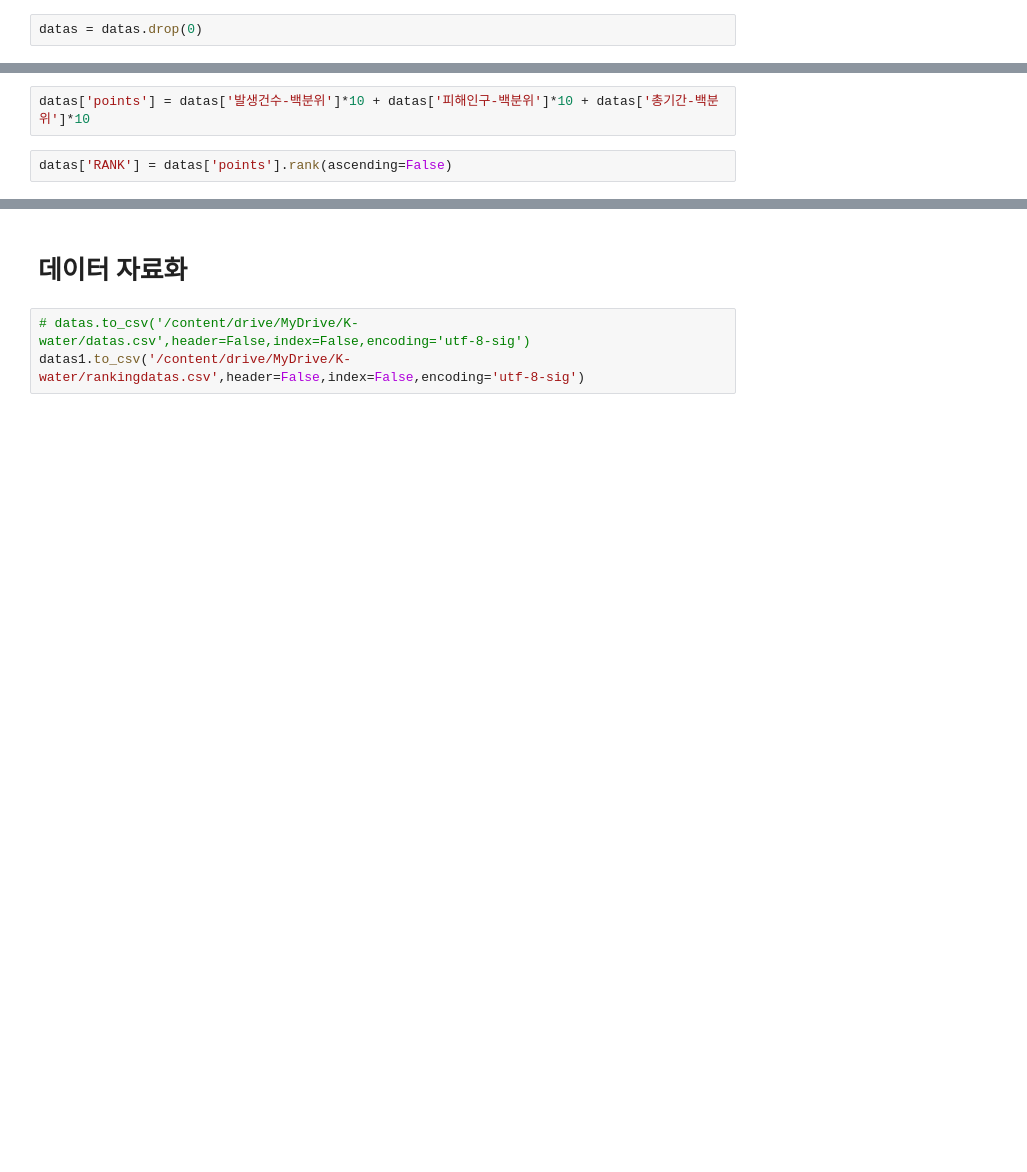
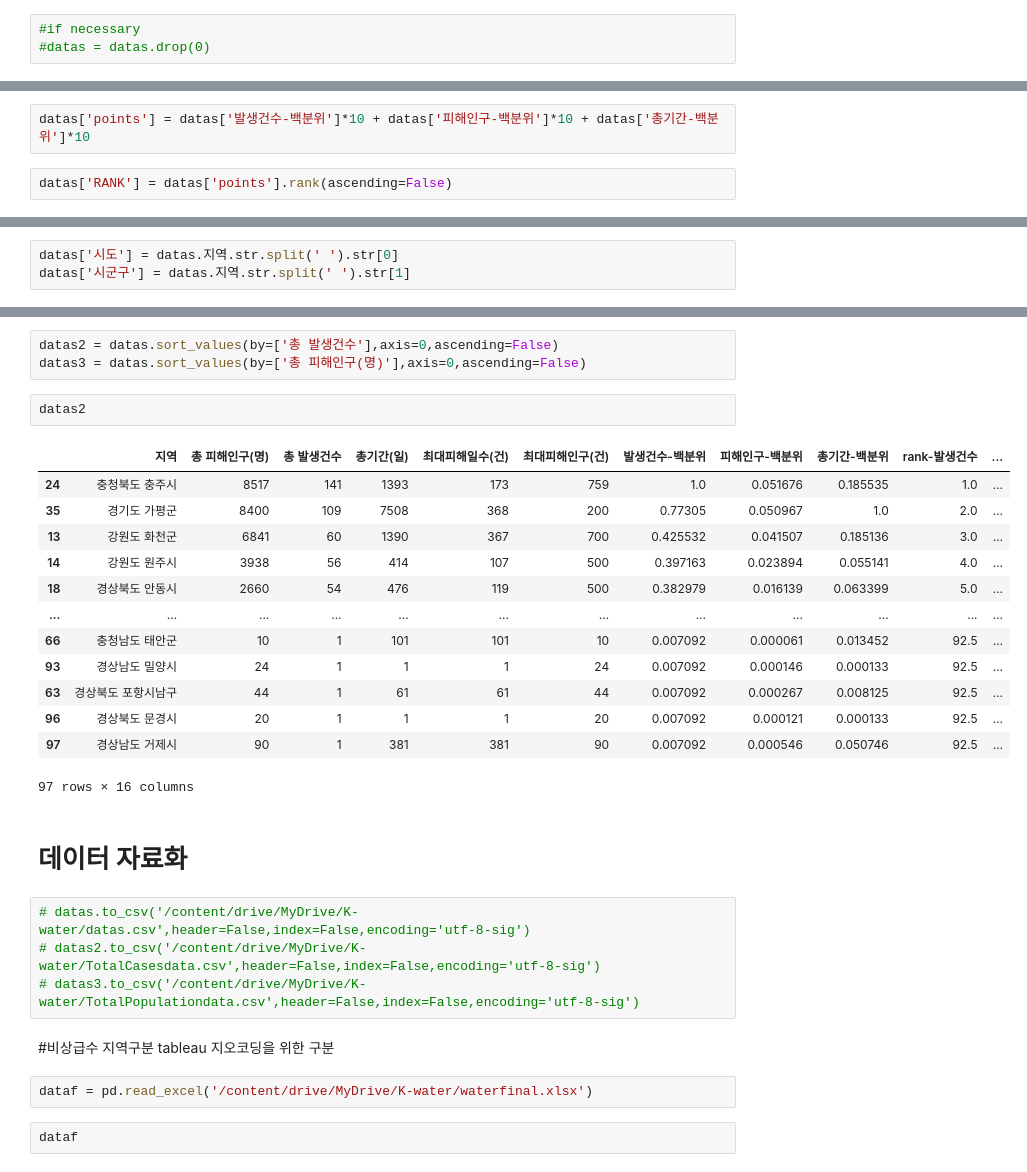
Before and after one commit to mochangil/K-water_Drought, a Jupyter notebook: K_water_DroughtInfo.ipynb, the cells around one changed output, grey strips where cells are left out. Drawn from its saved outputs; the diff is of its cells as text; blank space fills up the shorter version.

```diff
--- a/K_water_DroughtInfo.ipynb
+++ b/K_water_DroughtInfo.ipynb
@@ -150,4 +208,5 @@ print(datas)
 # %% [markdown]
 # 데이터 점수화
 # %%
-datas = datas.drop(0)
+#if necessary
+#datas = datas.drop(0)
@@ -191,0 +249,3 @@ datas1
+# %%
+datas['시도'] = datas.지역.str.split(' ').str[0]
+datas['시군구'] = datas.지역.str.split(' ').str[1]
@@ -192,5 +268,32 @@ datas1
+# %%
+datas2 = datas.sort_values(by=['총 발생건수'],axis=0,ascending=False)
+datas3 = datas.sort_values(by=['총 피해인구(명)'],axis=0,ascending=False)
+# %%
+datas2
+# %% [output]
+|  | 지역 | 총 피해인구(명) | 총 발생건수 | 총기간(일) | 최대피해일수(건) | 최대피해인구(건) | 발생건수-백분위 | 피해인구-백분위 | 총기간-백분위 | rank-발생건수 | ... |
+| 24 | 충청북도 충주시 | 8517 | 141 | 1393 | 173 | 759 | 1.0 | 0.051676 | 0.185535 | 1.0 | ... |
+| 35 | 경기도 가평군 | 8400 | 109 | 7508 | 368 | 200 | 0.77305 | 0.050967 | 1.0 | 2.0 | ... |
+| 13 | 강원도 화천군 | 6841 | 60 | 1390 | 367 | 700 | 0.425532 | 0.041507 | 0.185136 | 3.0 | ... |
+| 14 | 강원도 원주시 | 3938 | 56 | 414 | 107 | 500 | 0.397163 | 0.023894 | 0.055141 | 4.0 | ... |
+| 18 | 경상북도 안동시 | 2660 | 54 | 476 | 119 | 500 | 0.382979 | 0.016139 | 0.063399 | 5.0 | ... |
+| ... | ... | ... | ... | ... | ... | ... | ... | ... | ... | ... | ... |
+| 66 | 충청남도 태안군 | 10 | 1 | 101 | 101 | 10 | 0.007092 | 0.000061 | 0.013452 | 92.5 | ... |
+| 93 | 경상남도 밀양시 | 24 | 1 | 1 | 1 | 24 | 0.007092 | 0.000146 | 0.000133 | 92.5 | ... |
+| 63 | 경상북도 포항시남구 | 44 | 1 | 61 | 61 | 44 | 0.007092 | 0.000267 | 0.008125 | 92.5 | ... |
+| 96 | 경상북도 문경시 | 20 | 1 | 1 | 1 | 20 | 0.007092 | 0.000121 | 0.000133 | 92.5 | ... |
+| 97 | 경상남도 거제시 | 90 | 1 | 381 | 381 | 90 | 0.007092 | 0.000546 | 0.050746 | 92.5 | ... |
+97 rows × 16 columns
 # %% [markdown]
 # 데이터 자료화
 # %%
 # datas.to_csv('/content/drive/MyDrive/K-water/datas.csv',header=False,index=False,encoding='utf-8-sig')
-datas1.to_csv('/content/drive/MyDrive/K-water/rankingdatas.csv',header=False,index=False,encoding='utf-8-sig')
+# datas2.to_csv('/content/drive/MyDrive/K-water/TotalCasesdata.csv',header=False,index=False,encoding='utf-8-sig')
+# datas3.to_csv('/content/drive/MyDrive/K-water/TotalPopulationdata.csv',header=False,index=False,encoding='utf-8-sig')
+# %% [markdown]
+#비상급수 지역구분
+tableau 지오코딩을 위한 구분
+# %%
+dataf = pd.read_excel('/content/drive/MyDrive/K-water/waterfinal.xlsx')
+# %%
+dataf
```
Also changed, not shown: parts of 15 cells of this notebook.
